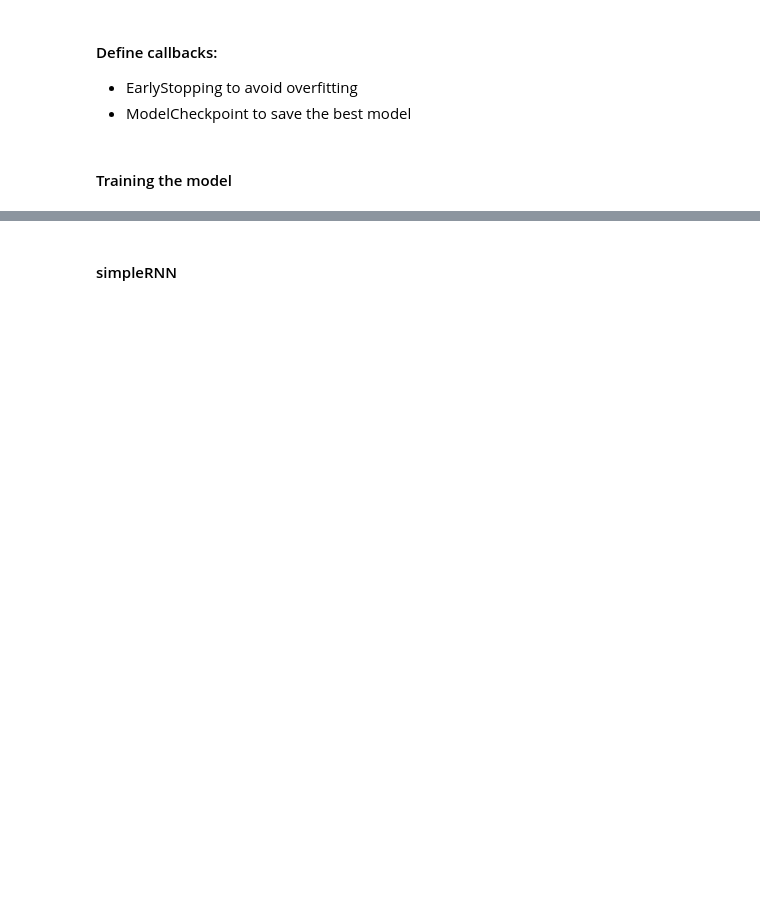
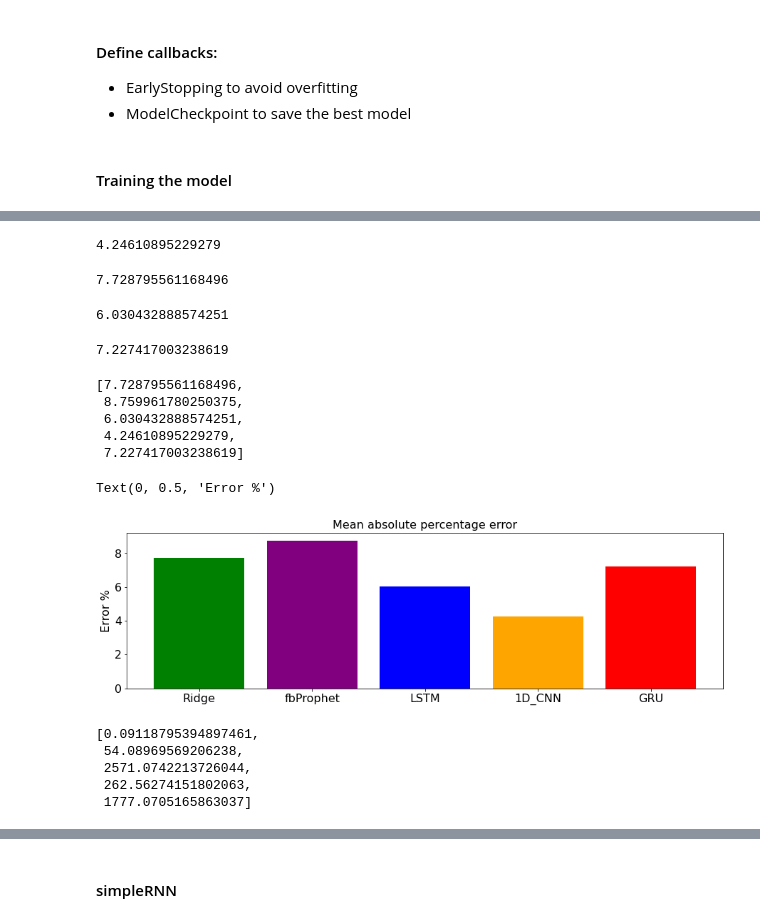
Before and after one commit to AlexCubo/timeseries_prediction_power_absorbtion, a Jupyter notebook: notebooks/time_series_final_prj.ipynb, the cells around one changed output, grey strips where cells are left out. Drawn from its saved outputs; the diff is of its cells as text; code cells hidden in the pictures; blank space fills up the shorter version.

```diff
--- a/notebooks/time_series_final_prj.ipynb
+++ b/notebooks/time_series_final_prj.ipynb
@@ -1678,0 +1604,48 @@ plot_res_and_hist(x_val, y_val, datas_df)
+# %%
+Csm =sMAPE(target_expanded, CNN1D_pred_expanded)
+Csm
+# %% [output]
+4.24610895229279
+# %%
+Rsm = sMAPE(target_expanded, Ridge_pred_expanded)
+Rsm
+# %% [output]
+7.728795561168496
+# %%
+Lsm = sMAPE(target_expanded, LSTM_pred_expanded)
+Lsm
+# %% [output]
+6.030432888574251
+# %%
+Gsm = sMAPE(target_expanded, GRU_pred_expanded)
+Gsm
+# %% [output]
+7.227417003238619
+# %%
+smapes = [Rsm, Psm, Lsm, Csm, Gsm]
+smapes
+# %% [output]
+[7.728795561168496,
+ 8.759961780250375,
+ 6.030432888574251,
+ 4.24610895229279,
+ 7.227417003238619]
+# %%
+fig, ax = plt.subplots(figsize = (15,4))
+ax.bar(model_name,smapes, color=['green', 'purple', 'blue', 'orange', 'red'])
+ax.set_title('Mean absolute percentage error', fontsize=16)
+ax.tick_params(axis='both', which='major', labelsize=16)
+ax.set_ylabel('Error %', size=16)
+# %% [output]
+Text(0, 0.5, 'Error %')
+[figure, added]
+# %%
+# calculate time for computing
+comp_times = [ridge_time, fbProph_time, lstm_time, CNN_time, GRU_time]
+comp_times
+# %% [output]
+[0.09118795394897461,
+ 54.08969569206238,
+ 2571.0742213726044,
+ 262.56274151802063,
+ 1777.0705165863037]
```
Also changed, not shown: parts of 247 cells of this notebook.
